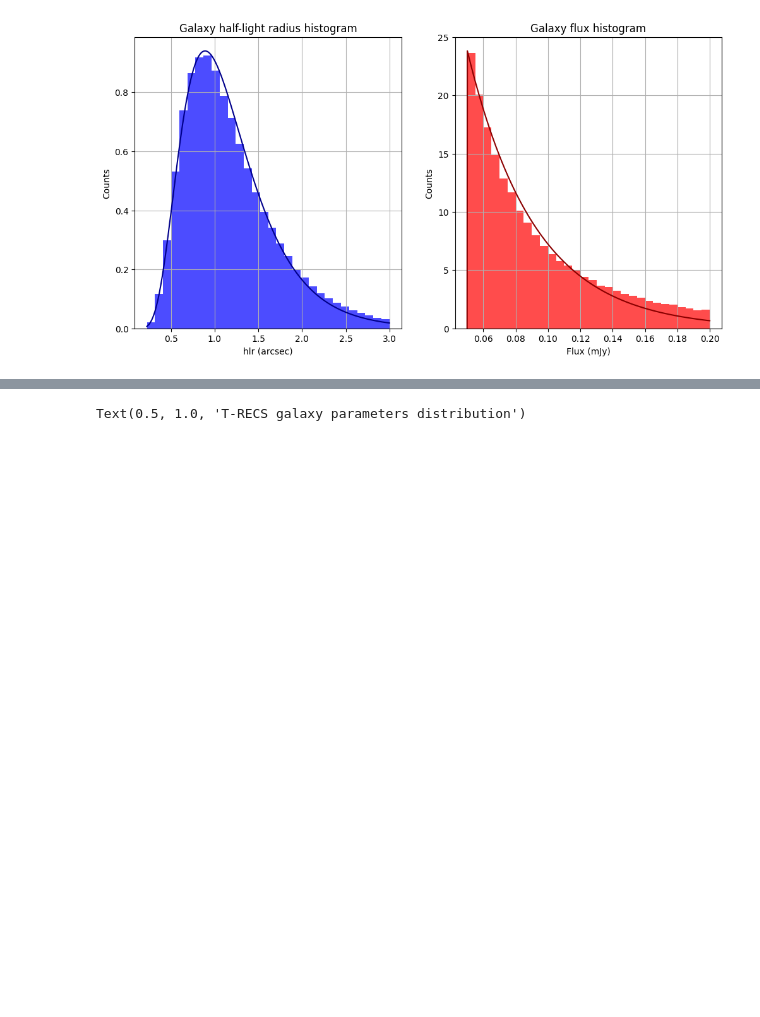
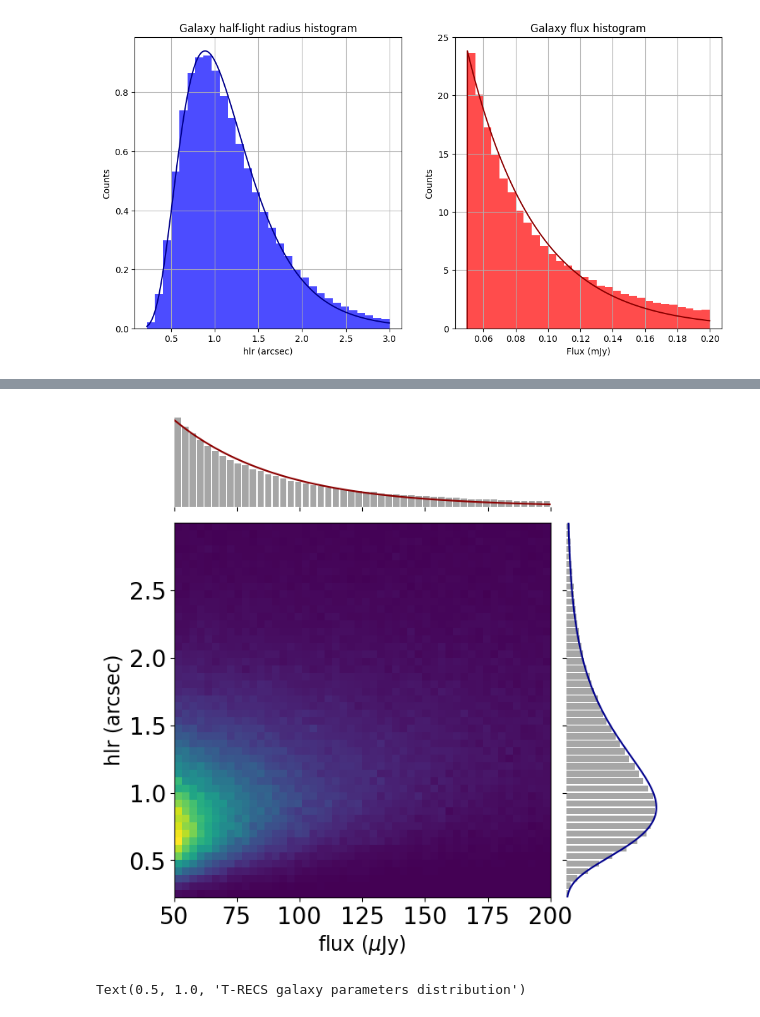
Before and after one commit to CentofantiEze/Radio_WL_Generative_Forward_Model, a Jupyter notebook: notebooks/trecs_obs.ipynb, the cells around one changed output, grey strips where cells are left out. Saved outputs shown, nothing was run; the diff lists cells and outputs as text; code cells hidden in the pictures; blank space fills up the shorter version.

```diff
--- a/notebooks/trecs_obs.ipynb
+++ b/notebooks/trecs_obs.ipynb
@@ -96,3 +118,60 @@ FLUX FIT -  loc: 0.050000082701444626 scale: 0.041823308914899826
+# %%
+import matplotlib.pyplot as plt
+from matplotlib.gridspec import GridSpec
+import numpy as np
+
+plt.rcParams.update({'font.size': 20})
+
+# Prepare your data
+flux_data = flux1400sfg[listindexobj] * 1e3
+hlr_data = sizesfg[listindexobj] / 2
+
+# Create figure with GridSpec for layout
+fig = plt.figure(figsize=(8, 8))
+gs = GridSpec(3, 3, figure=fig, hspace=0.1, wspace=0.1,
+              height_ratios=[1, 4, 0.15], width_ratios=[4, 1, 0.15])
+
+# Main 2D histogram (bottom left)
+ax_main = fig.add_subplot(gs[1, 0])
+h = ax_main.hist2d(flux_data, hlr_data, bins=50, cmap='viridis', density=True)
+ax_main.set_xlabel('flux ($\mu$Jy)', fontsize=17)
+ax_main.set_ylabel('hlr (arcsec)', fontsize=17)
+ax_main.set_xticks(np.arange(50, 225, 25))
+
+# Top marginal histogram (flux)
+ax_top = fig.add_subplot(gs[0, 0], sharex=ax_main)
+ax_top.hist(flux_data, bins=50, color='gray', alpha=0.7, density=True, rwidth=0.85)
+ax_top.plot(x_flux[1:]*1e3, stats.expon.pdf(x_flux[1:], loc=floc, scale=fscale)/1e3, color='darkred')
+ax_top.tick_params(labelbottom=False, labelleft=False)
+# ax_top.set_ylabel('Density', fontsize=17)
+ax_top.spines['top'].set_visible(False)
+ax_top.spines['right'].set_visible(False)
+ax_top.spines['left'].set_visible(False)
+ax_top.spines['bottom'].set_visible(False)
+ax_top.set_yticks([])
+# ax_top.set_xticks([])
+
+# Right marginal histogram (hlr)
+ax_right = fig.add_subplot(gs[1, 1], sharey=ax_main)
+ax_right.hist(hlr_data, bins=50, orientation='horizontal',
+              color='gray', alpha=0.7, density=True, rwidth=0.85)
+ax_right.plot(stats.lognorm.pdf(x_size, sshape, loc=sloc, scale=sscale), x_size, color='darkblue')
+ax_right.tick_params(labelleft=False, labelbottom=False)
+# ax_right.set_xlabel('Density', fontsize=17)
+ax_right.spines['top'].set_visible(False)
+ax_right.spines['right'].set_visible(False)
+ax_right.spines['bottom'].set_visible(False)
+ax_right.spines['left'].set_visible(False)
+# ax_right.set_yticks([])
+ax_right.set_xticks([])
+
+# Colorbar
+# ax_cbar = fig.add_subplot(gs[1, 2])
+# plt.colorbar(h[3], cax=ax_cbar, label='Density')
+# plt.savefig('../outputs/papers/figs/trecs_flux_size_distribution.png')
+plt.show()
+# %% [output]
+[figure, added]
 # %%
 _ = plt.hist2d(flux1400sfg[listindexobj], sizesfg[listindexobj]/(2), bins=50, cmap='viridis', density=True)
 plt.xlabel('Flux (mJy)')
```
Also changed, not shown: parts of 1 cell of this notebook.
